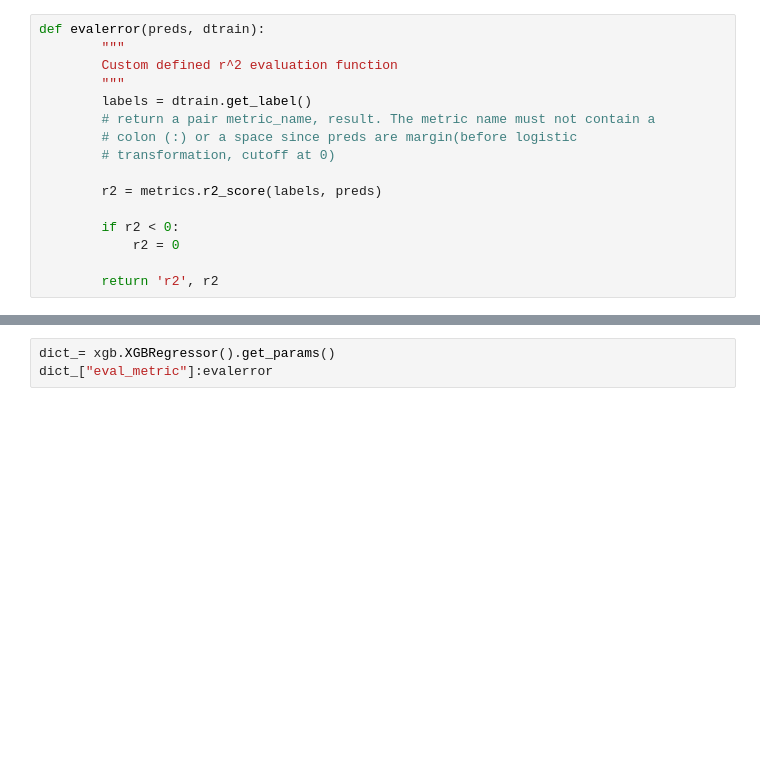
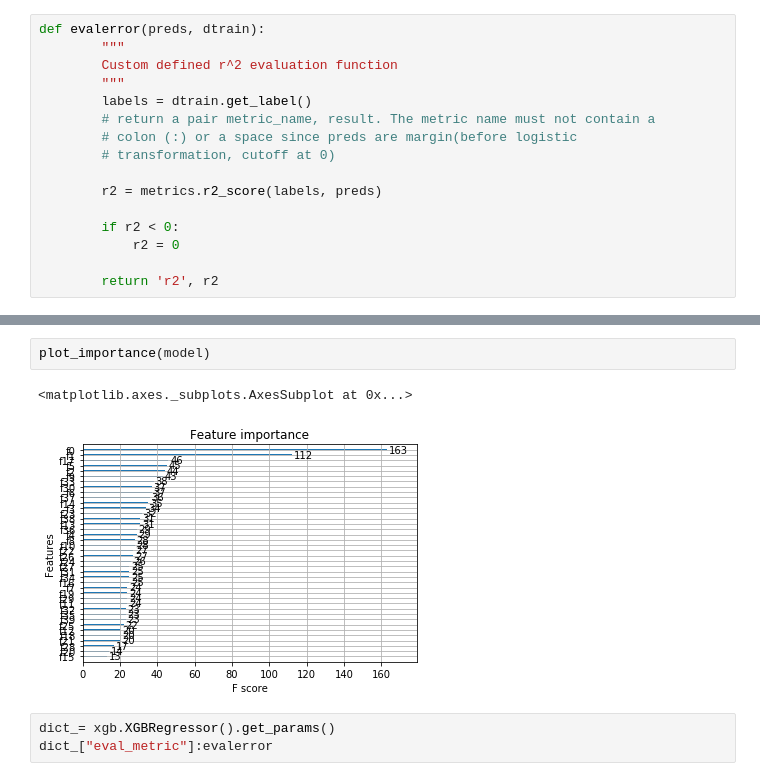
Before and after one commit to neuromodulation/icn, a Jupyter notebook: ECOG_vs_STN/Results_Analysis/ECOG_STN_feature_analysis/test_XGB_same_size_feature_importances.ipynb, the cells around one changed output, grey strips where cells are left out. Saved outputs shown, nothing was run; the diff lists cells and outputs as text; blank space fills up the shorter version.

```diff
--- a/ECOG_vs_STN/Results_Analysis/ECOG_STN_feature_analysis/test_XGB_same_size_feature_importances.ipynb
+++ b/ECOG_vs_STN/Results_Analysis/ECOG_STN_feature_analysis/test_XGB_same_size_feature_importances.ipynb
@@ -132,3 +155,8 @@ Will train until Val-rmse hasn't improved in 10 rounds.
+# %%
+plot_importance(model)
+# %% [output]
+<matplotlib.axes._subplots.AxesSubplot at 0x...>
+[figure, added]
 # %%
 dict_= xgb.XGBRegressor().get_params()
 dict_["eval_metric"]:evalerror
```
Also changed, not shown: parts of 9 cells of this notebook, 1 other file.
